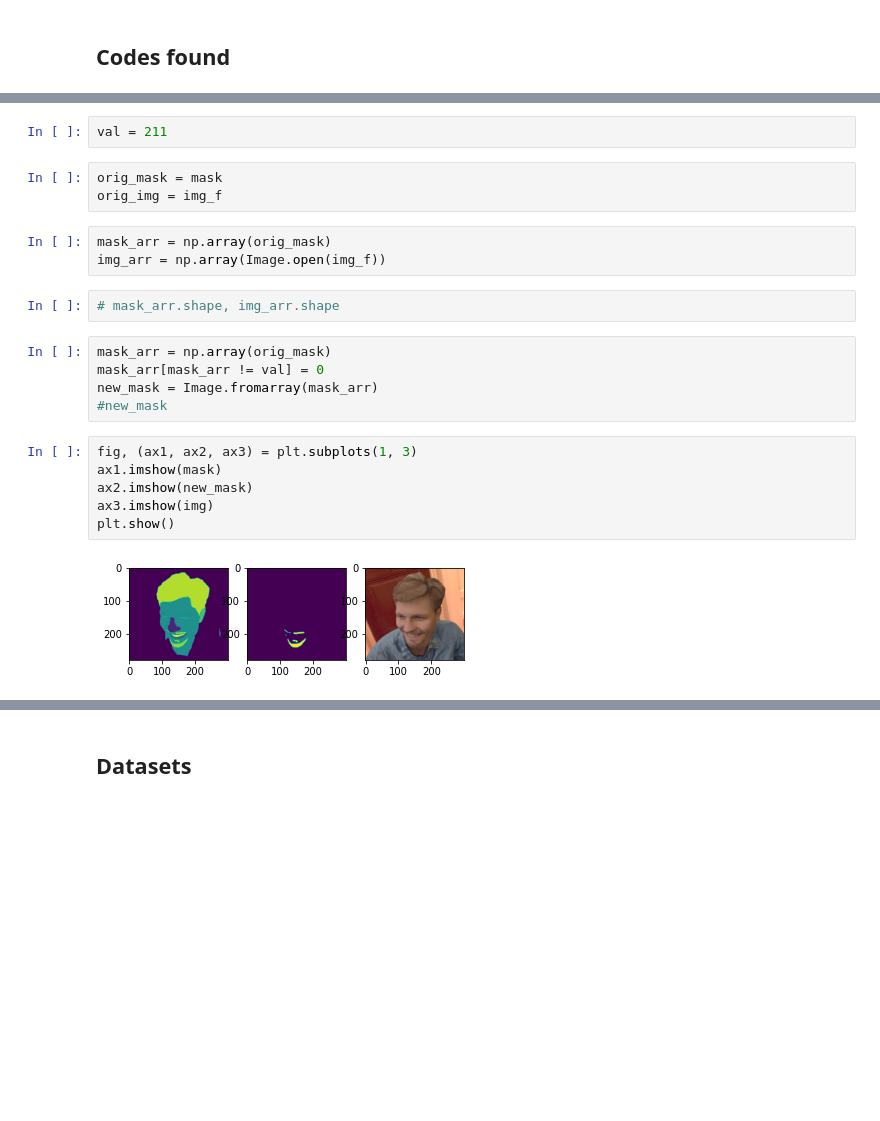
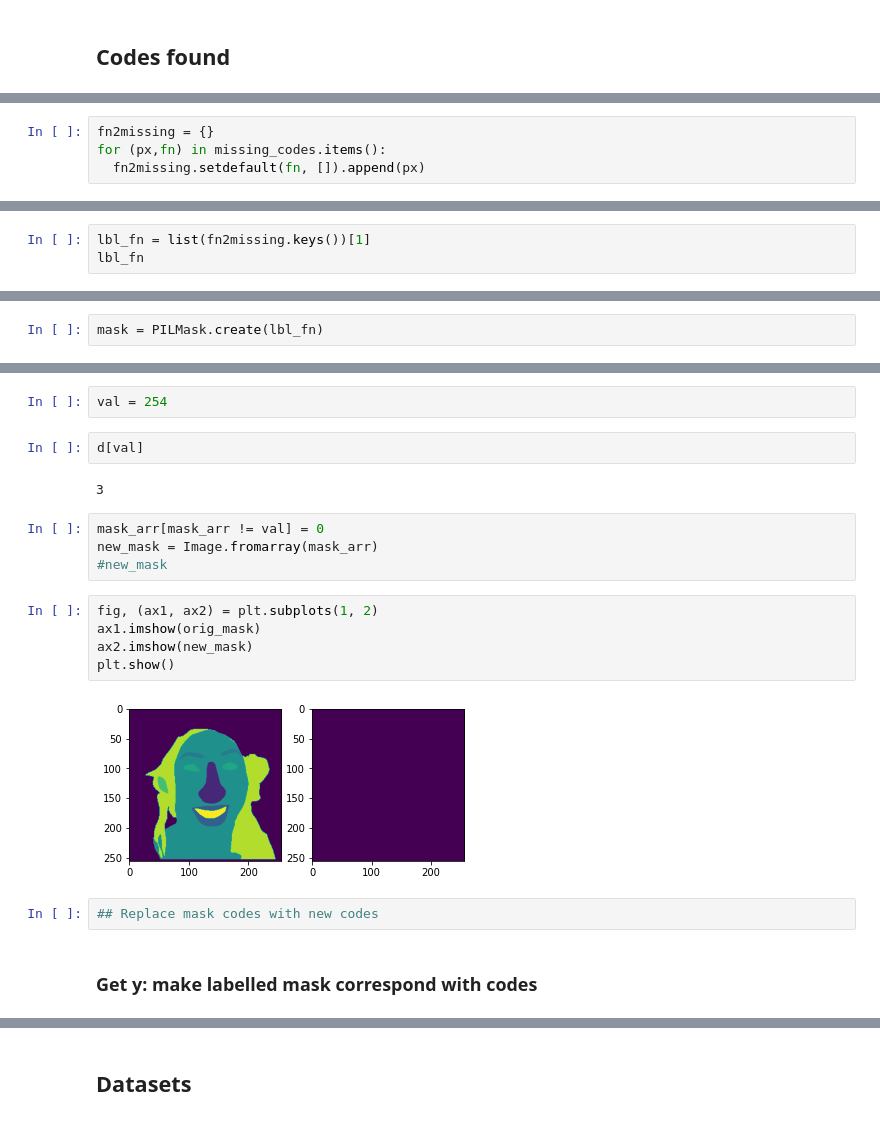
Before and after one commit to RGologorsky/fastai_proj, a Jupyter notebook: Image_Segmentation_Hair.ipynb, the cells around one changed output, grey strips where cells are left out. Cells and saved outputs as stored; diff of their text form; blank space fills up the shorter version.

```diff
--- a/Image_Segmentation_Hair.ipynb
+++ b/Image_Segmentation_Hair.ipynb
@@ -183,0 +221,4 @@ missing_codes = [(f,lst) for (f,lst) in missing_codes if len(lst) > 0]
+# %%
+fn2missing = {}
+for (px,fn) in missing_codes.items():
+  fn2missing.setdefault(fn, []).append(px)
@@ -183,0 +232,3 @@ missing_codes = [(f,lst) for (f,lst) in missing_codes if len(lst) > 0]
+# %%
+lbl_fn = list(fn2missing.keys())[1]
+lbl_fn
@@ -184,3 +237,5 @@ missing_codes = [(f,lst) for (f,lst) in missing_codes if len(lst) > 0]
+# %%
+mask = PILMask.create(lbl_fn)
 # %%
 unique_vals = np.unique(mask)
 unique_vals
@@ -189,23 +288,21 @@ array([  0,  29,  76, 105, 128, 150, 179, 211, 226, 255], dtype=uint8)
 # %%
-val = 211
+val = 254
-# %%
-orig_mask = mask
-orig_img = img_f
-# %%
-mask_arr = np.array(orig_mask)
-img_arr = np.array(Image.open(img_f))
-# %%
-# mask_arr.shape, img_arr.shape
+# %%
+d[val]
+# %% [output]
+3
 # %%
-mask_arr = np.array(orig_mask)
 mask_arr[mask_arr != val] = 0
 new_mask = Image.fromarray(mask_arr)
 #new_mask
 # %%
-fig, (ax1, ax2, ax3) = plt.subplots(1, 3)
-ax1.imshow(mask)
+fig, (ax1, ax2) = plt.subplots(1, 2)
+ax1.imshow(orig_mask)
 ax2.imshow(new_mask)
-ax3.imshow(img)
 plt.show()
 # %% [output]
-[figure, old version]
+[figure, new version]
+# %%
+## Replace mask codes with new codes
+# %% [markdown]
+### Get y: make labelled mask correspond with codes
```
Also changed, not shown: parts of 88 cells of this notebook.
